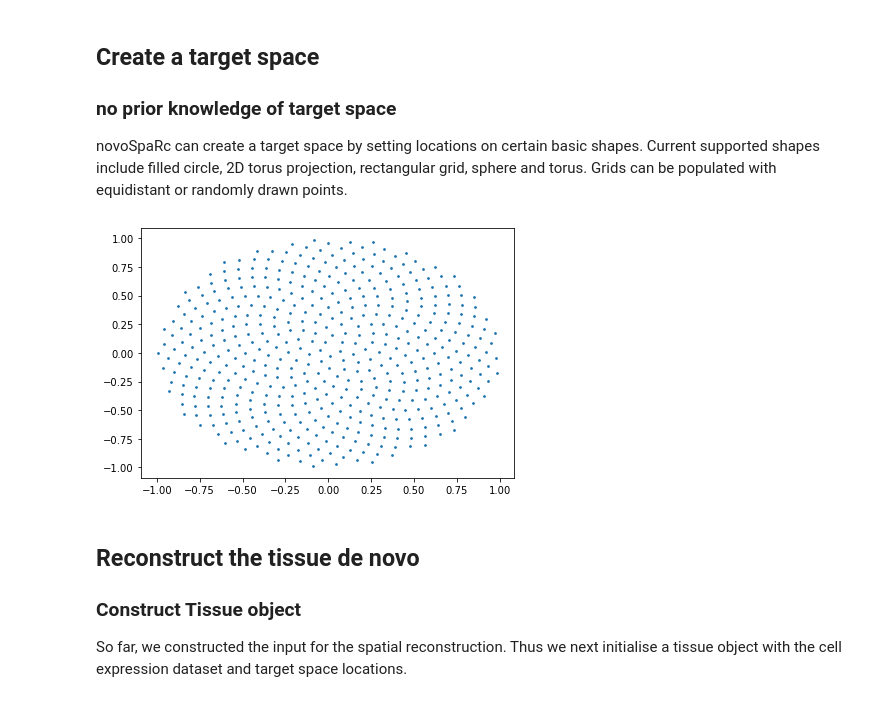
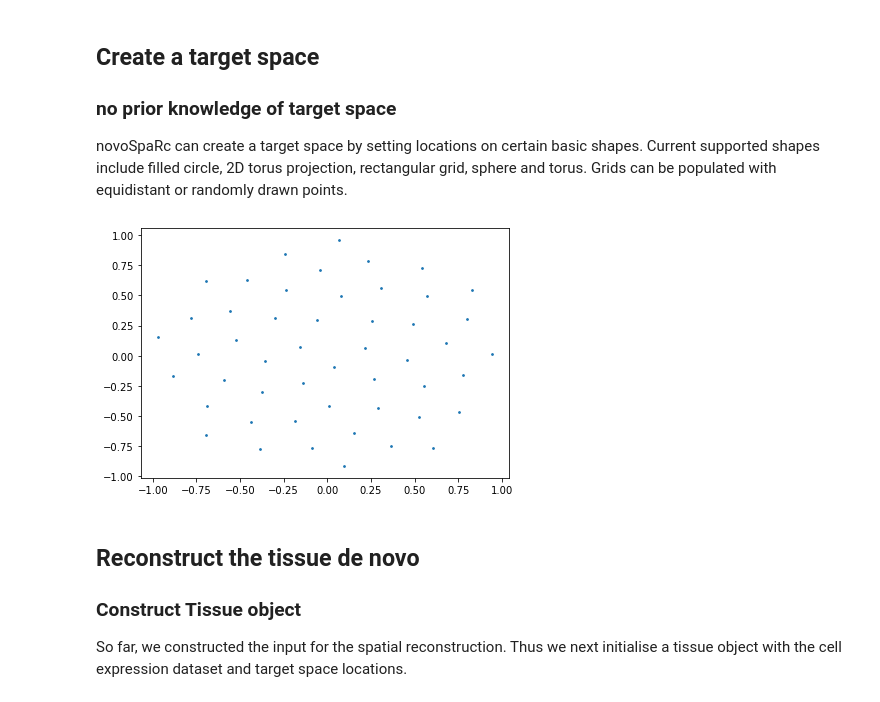
Before and after one commit to vfschumann/novosparc, a Jupyter notebook: Vic/reconstruct_endometrium.ipynb, the cells around one changed output. Cells and saved outputs as stored; diff of their text form; code cells hidden in the pictures.

```diff
--- a/Vic/reconstruct_endometrium.ipynb
+++ b/Vic/reconstruct_endometrium.ipynb
@@ -137,18 +137,18 @@ WARNING: You’re trying to run this on 28614 dimensions of `.X`, if you really
 
 novoSpaRc can create a target space by setting locations on certain basic shapes. Current supported shapes include filled circle, 2D torus projection, rectangular grid, sphere and torus. Grids can be populated with equidistant or randomly drawn points.
 # %%
-num_locations = 500 # where does this come from?
+num_locations = 50 # where does this come from?
 
 
 locations_circle = novosparc.gm.construct_circle(num_locations=num_locations)
 
 tit_size = 15
 dpi = 100
 fig = plt.scatter(locations_circle[:, 0], locations_circle[:, 1], s=3)
 plt.tight_layout()
 plt.show()
 # %% [output]
-[figure, old version]
+[figure, new version]
 # %% [markdown]
 ## Reconstruct the tissue de novo
 ### Construct Tissue object
```
Also changed, not shown: parts of 10 cells of this notebook.
